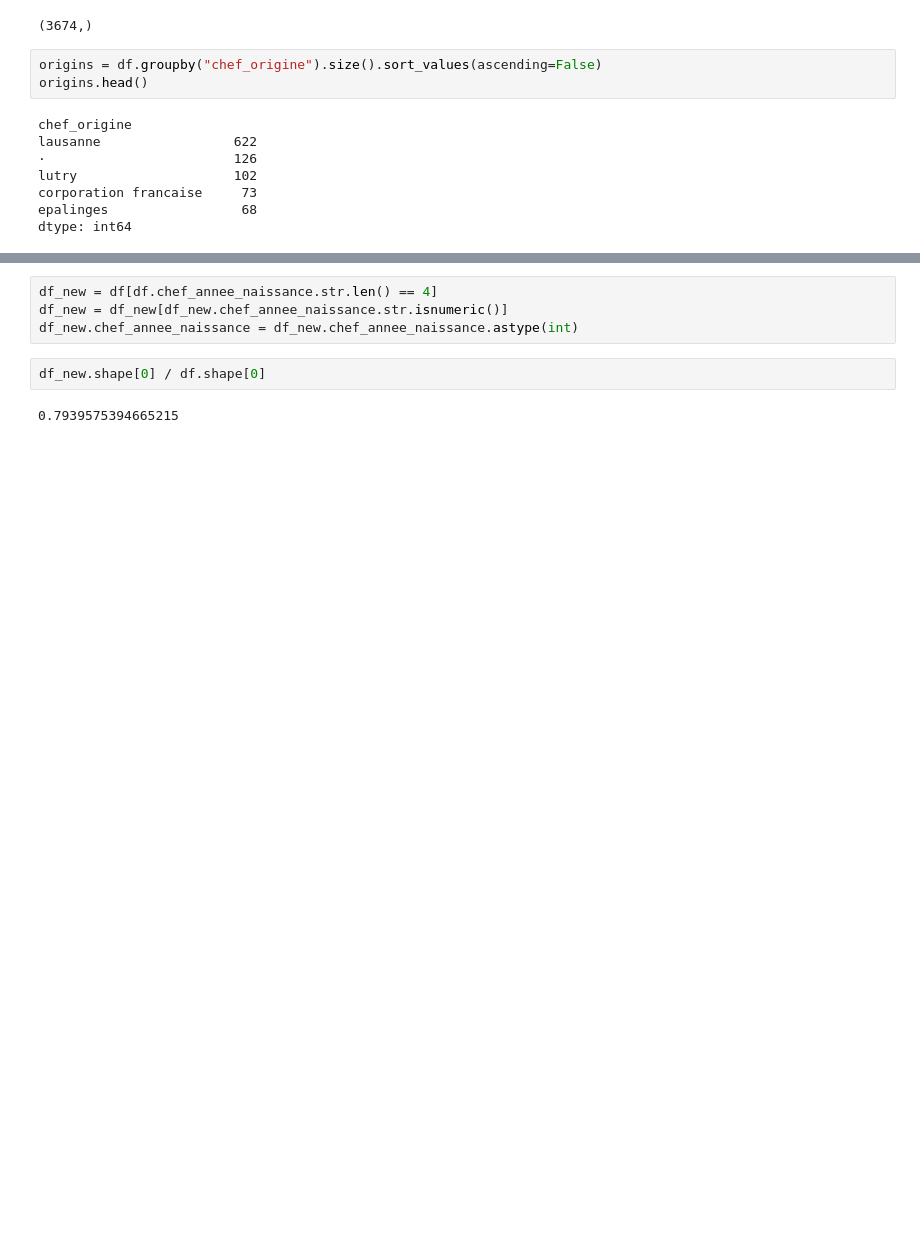
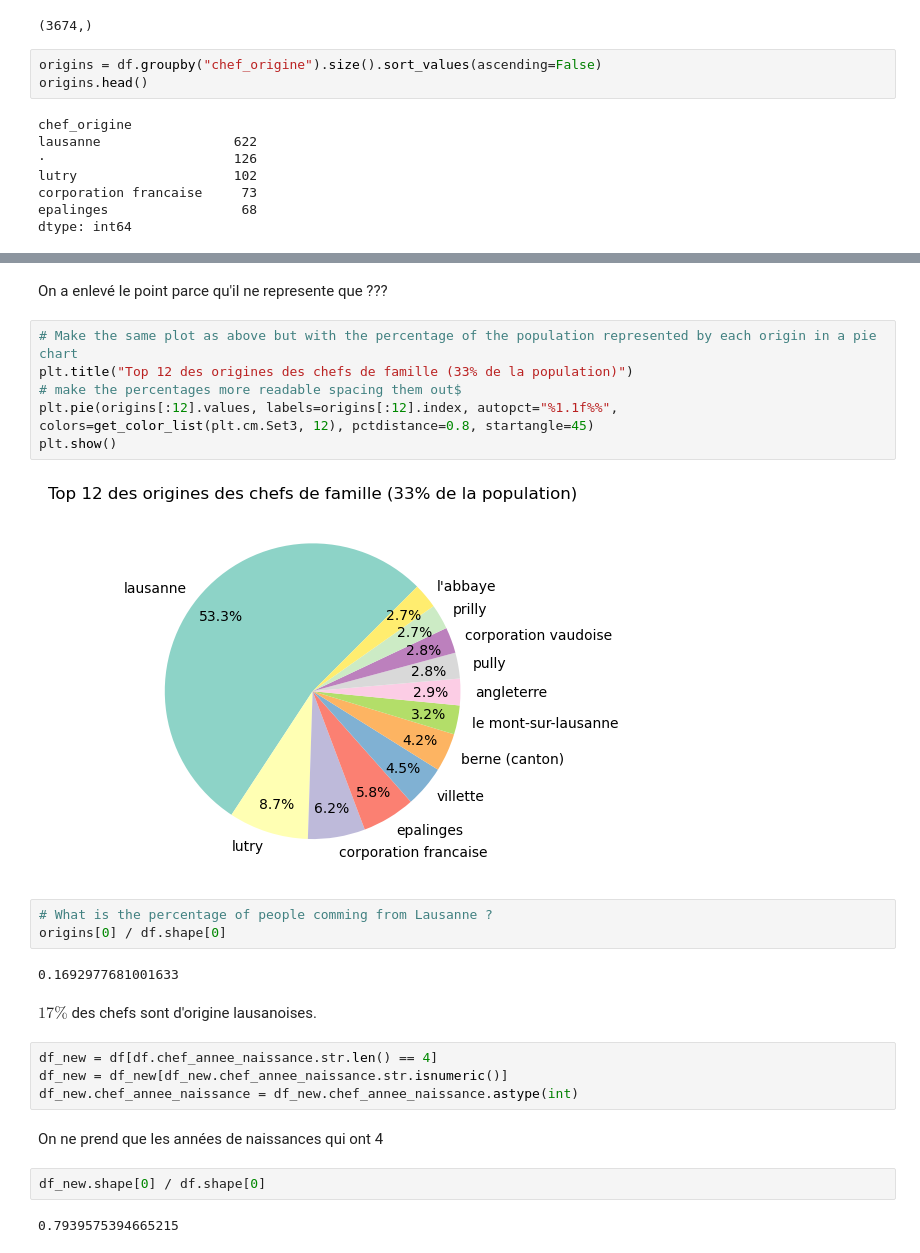
Before and after one commit to ozan-guven/HUM-450-Project, a Jupyter notebook: rec_1832.ipynb, the cells around one changed output, grey strips where cells are left out. Saved outputs shown, nothing was run; the diff lists cells and outputs as text; blank space fills up the shorter version.

```diff
--- a/rec_1832.ipynb
+++ b/rec_1832.ipynb
@@ -188,7 +206,26 @@ origins[:10].plot.pie(figsize=(10, 10), autopct="%.2f%%", cmap=plt.cm.Set3 , exp
+# %% [markdown]
+On a enlevé le point parce qu'il ne represente que ???
+# %%
+# Make the same plot as above but with the percentage of the population represented by each origin in a pie chart
+plt.title("Top 12 des origines des chefs de famille (33% de la population)")
+# make the percentages more readable spacing them out$
+plt.pie(origins[:12].values, labels=origins[:12].index, autopct="%1.1f%%", colors=get_color_list(plt.cm.Set3, 12), pctdistance=0.8, startangle=45)
+plt.show()
+# %% [output]
+[figure, added]
+# %%
+# What is the percentage of people comming from Lausanne ?
+origins[0] / df.shape[0]
+# %% [output]
+0.1692977681001633
+# %% [markdown]
+$17\%$ des chefs sont d'origine lausanoises.
 # %%
 df_new = df[df.chef_annee_naissance.str.len() == 4]
 df_new = df_new[df_new.chef_annee_naissance.str.isnumeric()]
 df_new.chef_annee_naissance = df_new.chef_annee_naissance.astype(int)
+# %% [markdown]
+On ne prend que les années de naissances qui ont 4
 # %%
 df_new.shape[0] / df.shape[0]
 # %% [output]
```
Also changed, not shown: parts of 17 cells of this notebook.
